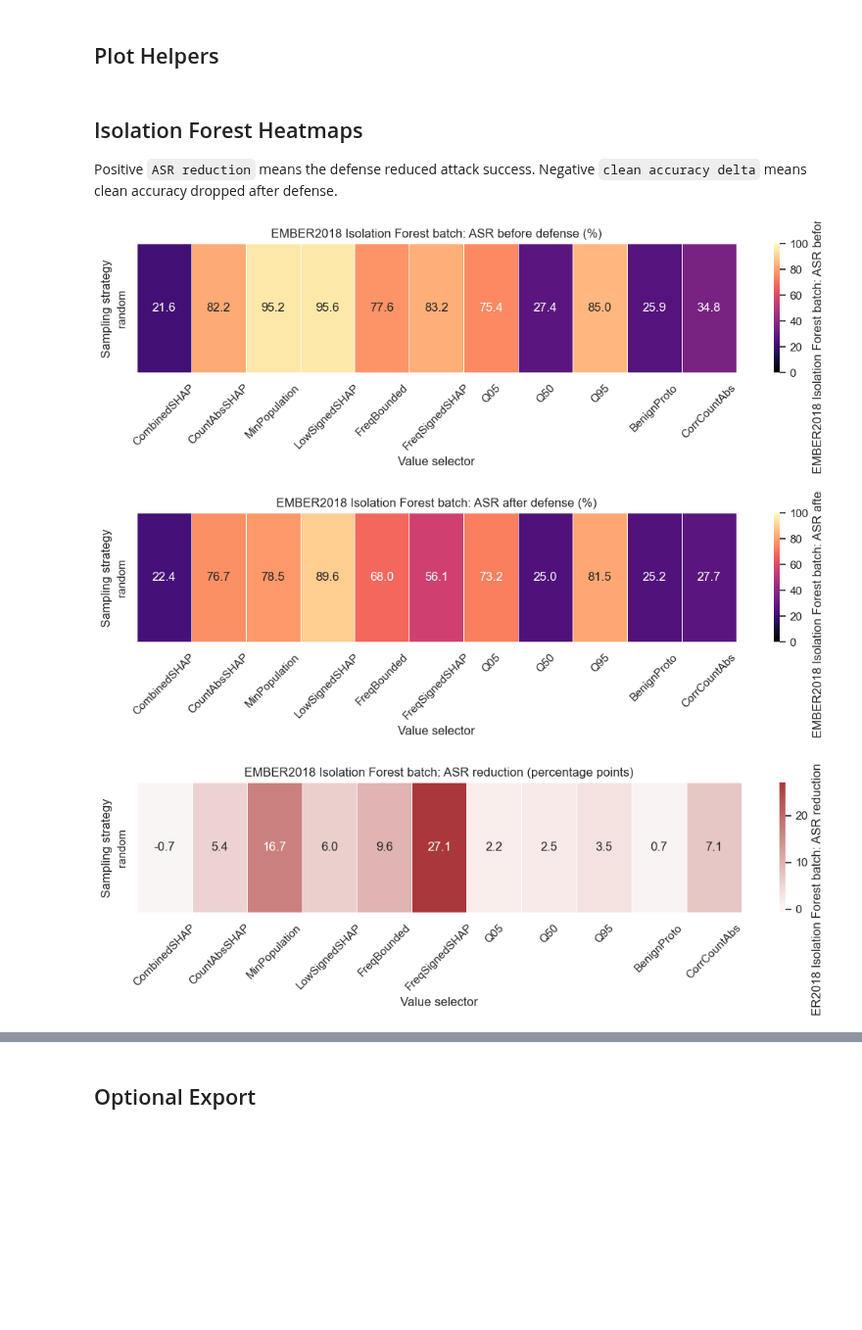
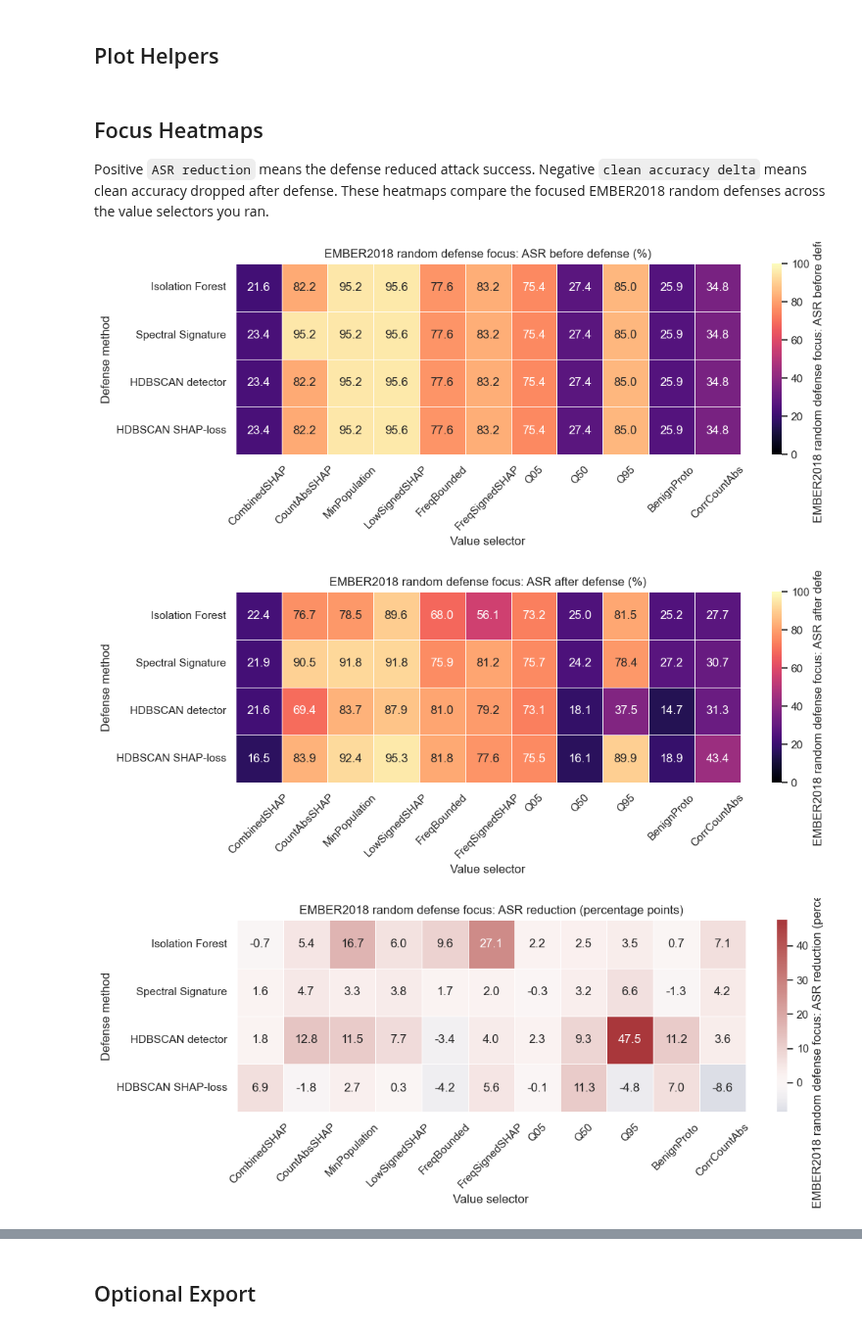
Before and after one commit to tebenia/gmm-mahal, a Jupyter notebook: notebooks/06_compare_defense_metrics.ipynb, the cells around one changed output, grey strips where cells are left out. Shown at 98% size. Saved outputs shown, nothing was run; the diff lists cells and outputs as text; code cells hidden in the pictures; blank space fills up the shorter version.

Commit message:
hdbscan-optic replacement

```diff
--- a/notebooks/06_compare_defense_metrics.ipynb
+++ b/notebooks/06_compare_defense_metrics.ipynb
@@ -91,11 +91,9 @@ def parse_defense_path(parts_between_artifact_and_retrain: list[str], retrain_mo
         gmm_idx = parts_between_artifact_and_retrain.index("gmm_defense")
         setting = parts_between_artifact_and_retrain[gmm_idx + 1] if len(parts_between_artifact_and_retrain) > gmm_idx + 1 else "unknown"
         return {"defense_family": "gmm_defense", "defense_method": "gmm_mahalanobis", "defense_setting": setting}
-    if head == "optics_iterative":
+    if head == "hdbscan_shap_loss":
         setting = parts_between_artifact_and_retrain[1] if len(parts_between_artifact_and_retrain) > 1 else "unknown"
-        return {"defense_family": head, "defense_method": "optics_iterative", "defense_setting": setting}
-    if head == "mdr_inspired":
-        return {"defense_family": head, "defense_method": "mdr_inspired", "defense_setting": "mdr_inspired"}
+        return {"defense_family": head, "defense_method": "hdbscan_shap_loss", "defense_setting": setting}
     return {"defense_family": head, "defense_method": head, "defense_setting": "/".join(parts_between_artifact_and_retrain)}
 
 
@@ -404,54 +508,54 @@ def metric_heatmap(df: pd.DataFrame, metric: str, title: str, *, cmap="viridis",
 # %% [markdown]
-## Isolation Forest Heatmaps
+## Focus Heatmaps
 
-Positive `ASR reduction` means the defense reduced attack success. Negative `clean accuracy delta` means clean accuracy dropped after defense.
+Positive `ASR reduction` means the defense reduced attack success. Negative `clean accuracy delta` means clean accuracy dropped after defense. These heatmaps compare the focused EMBER2018 random defenses across the value selectors you ran.
 # %%
-metric_heatmap(
+defense_value_heatmap(
     focus_df,
     "backdoored_asr_percent",
-    "EMBER2018 Isolation Forest batch: ASR before defense (%)",
+    "EMBER2018 random defense focus: ASR before defense (%)",
     cmap="magma",
     vmin=0,
     vmax=100,
 )
-metric_heatmap(
+defense_value_heatmap(
     focus_df,
     "defended_asr_percent",
-    "EMBER2018 Isolation Forest batch: ASR after defense (%)",
+    "EMBER2018 random defense focus: ASR after defense (%)",
     cmap="magma",
     vmin=0,
     vmax=100,
 )
-metric_heatmap(
+defense_value_heatmap(
     focus_df,
     "asr_reduction_pp",
-    "EMBER2018 Isolation Forest batch: ASR reduction (percentage points)",
+    "EMBER2018 random defense focus: ASR reduction (percentage points)",
     cmap="vlag",
     center=0,
 )
-metric_heatmap(
+defense_value_heatmap(
     focus_df,
     "poison_recall_percent",
-    "EMBER2018 Isolation Forest batch: poison recall (%)",
+    "EMBER2018 random defense focus: poison recall (%)",
     cmap="YlGnBu",
     vmin=0,
     vmax=100,
 )
-metric_heatmap(
+defense_value_heatmap(
     focus_df,
     "clean_false_positive_rate_percent",
-    "EMBER2018 Isolation Forest batch: clean rows removed (%)",
+    "EMBER2018 random defense focus: clean rows removed (%)",
     cmap="rocket_r",
     vmin=0,
 )
-metric_heatmap(
+defense_value_heatmap(
     focus_df,
     "clean_accuracy_delta_pp",
-    "EMBER2018 Isolation Forest batch: clean accuracy delta (percentage points)",
+    "EMBER2018 random defense focus: clean accuracy delta (percentage points)",
     cmap="vlag",
     center=0,
 )
 # %% [output]
-[figure, old version]
+[figure, new version]
-[figure, old version]
+[figure, new version]
-[figure, old version]
+[figure, new version]
```
Also changed, not shown: parts of 16 cells of this notebook, 14 other files.
